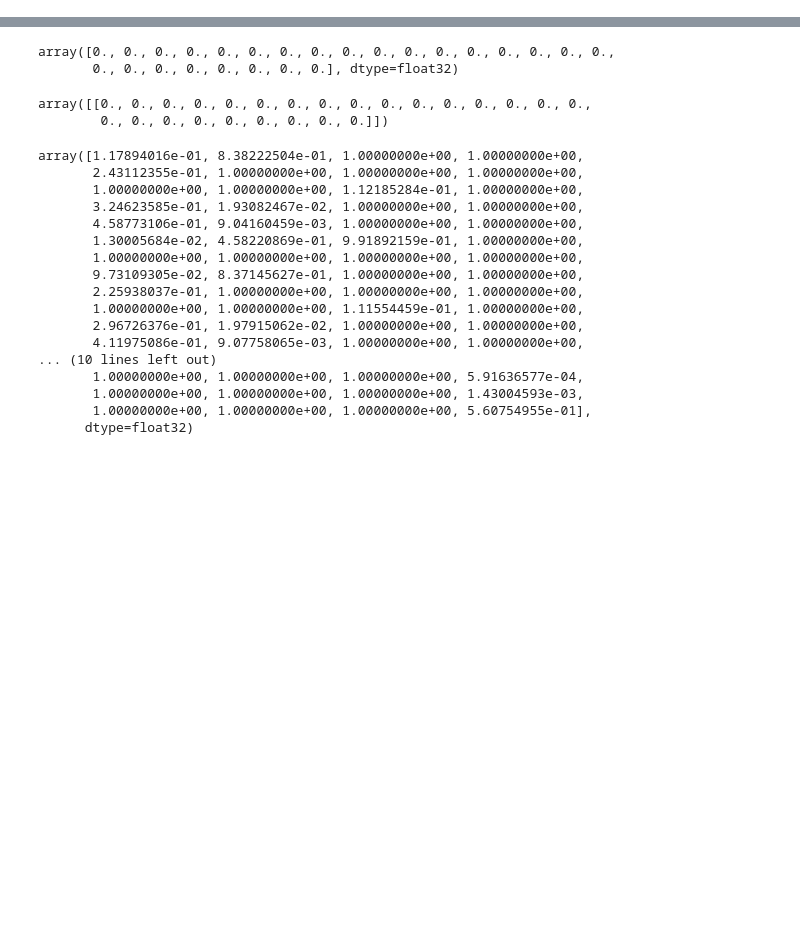
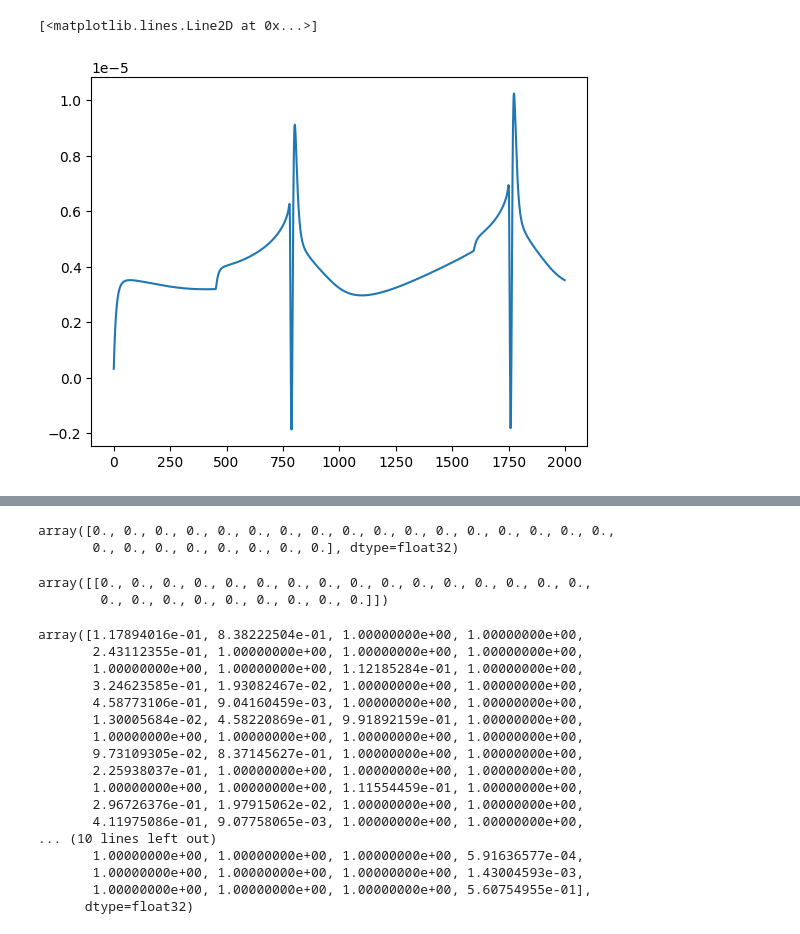
Before and after one commit to cathalmc/CBLTP_NeuroSim, a Jupyter notebook: graphCreator.ipynb, the cells around one changed output, grey strips where cells are left out. Saved outputs shown, nothing was run; the diff lists cells and outputs as text; code cells hidden in the pictures; blank space fills up the shorter version.

```diff
--- a/graphCreator.ipynb
+++ b/graphCreator.ipynb
@@ -81,0 +83,5 @@ overflow encountered in exp
+# %%
+plt.plot(data2["calciumVals"][:,1])
+# %% [output]
+[<matplotlib.lines.Line2D at 0x...>]
+[figure, added]
```
Also changed, not shown: parts of 9 cells of this notebook, 2 other files.
